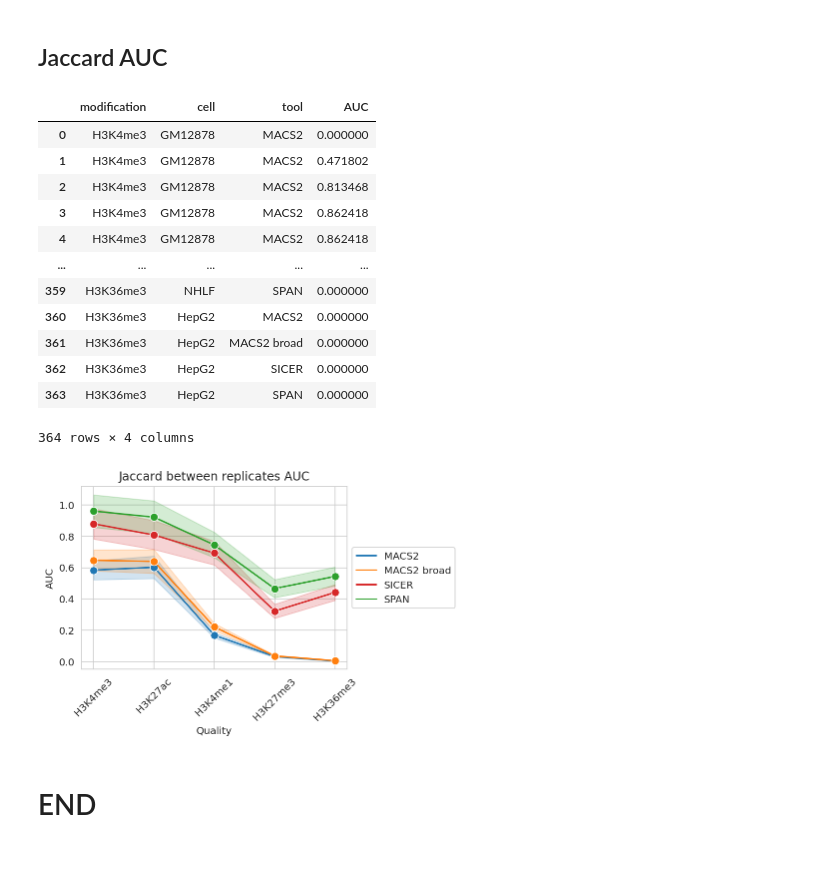
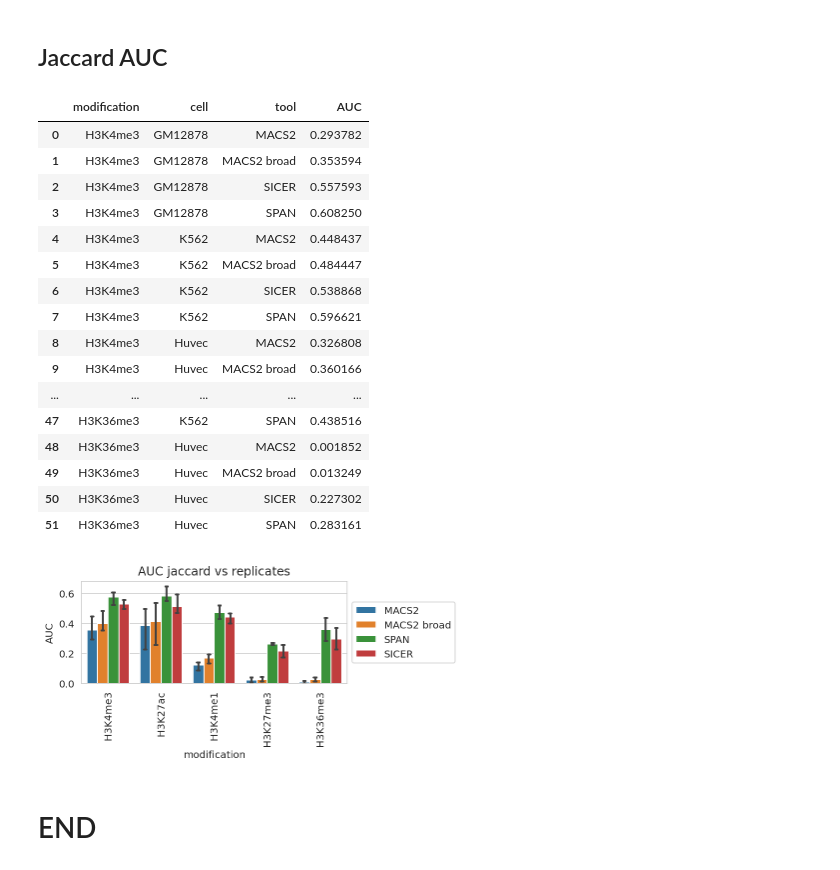
Before and after one commit to JetBrains-Research/peak-callers-analysis, a Jupyter notebook: 2023 - GSE26320 Summary.ipynb, the cells around one changed output. Cells and saved outputs as stored; diff of their text form; code cells hidden in the pictures.

```diff
--- a/2023 - GSE26320 Summary.ipynb
+++ b/2023 - GSE26320 Summary.ipynb
@@ -776,44 +712,54 @@ for m, c, tool in tqdm(product(reps_overlap_all['modification'].unique(),
     dft = reps_overlap_all[(reps_overlap_all['modification'] == m) &
                            (reps_overlap_all['cell'] == c) &
                            (reps_overlap_all['tool'] == tool)].copy()
-    dft.sort_values(by=['q'], inplace=True)
+    if len(dft) != 5:
+        continue
+    dft.sort_values(by=['quality'], inplace=True)
+    dft['q'] = [0.1, 0.2, 0.5, 0.7, 1.0]
     aj = 0
-    qprev = 0
+    qprev, jprev = 0, 0
     for _, row in dft.iterrows():
-        aj += (row['q'] - qprev) * row['jaccard']
-        qprev = row['q']
-        t.append((m, c, tool, aj))
+        aj += (row['q'] - qprev) * (row['jaccard'] + jprev) / 2
+        qprev, jprev = row['q'], row['jaccard']
+    t.append((m, c, tool, aj))
 dfjaccardrepsauc = pd.DataFrame(data=t, columns=['modification', 'cell', 'tool', 'AUC'])
 dfjaccardrepsauc
 # %% [output]
 |  | modification | cell | tool | AUC |
-| 0 | H3K4me3 | GM12878 | MACS2 | 0.000000 |
-| 1 | H3K4me3 | GM12878 | MACS2 | 0.471802 |
-| 2 | H3K4me3 | GM12878 | MACS2 | 0.813468 |
-| 3 | H3K4me3 | GM12878 | MACS2 | 0.862418 |
-| 4 | H3K4me3 | GM12878 | MACS2 | 0.862418 |
+| 0 | H3K4me3 | GM12878 | MACS2 | 0.293782 |
+| 1 | H3K4me3 | GM12878 | MACS2 broad | 0.353594 |
+| 2 | H3K4me3 | GM12878 | SICER | 0.557593 |
+| 3 | H3K4me3 | GM12878 | SPAN | 0.608250 |
+| 4 | H3K4me3 | K562 | MACS2 | 0.448437 |
+| 5 | H3K4me3 | K562 | MACS2 broad | 0.484447 |
+| 6 | H3K4me3 | K562 | SICER | 0.538868 |
+| 7 | H3K4me3 | K562 | SPAN | 0.596621 |
+| 8 | H3K4me3 | Huvec | MACS2 | 0.326808 |
+| 9 | H3K4me3 | Huvec | MACS2 broad | 0.360166 |
 | ... | ... | ... | ... | ... |
-| 359 | H3K36me3 | NHLF | SPAN | 0.000000 |
-| 360 | H3K36me3 | HepG2 | MACS2 | 0.000000 |
-| 361 | H3K36me3 | HepG2 | MACS2 broad | 0.000000 |
-| 362 | H3K36me3 | HepG2 | SICER | 0.000000 |
-| 363 | H3K36me3 | HepG2 | SPAN | 0.000000 |
+| 47 | H3K36me3 | K562 | SPAN | 0.438516 |
+| 48 | H3K36me3 | Huvec | MACS2 | 0.001852 |
+| 49 | H3K36me3 | Huvec | MACS2 broad | 0.013249 |
+| 50 | H3K36me3 | Huvec | SICER | 0.227302 |
+| 51 | H3K36me3 | Huvec | SPAN | 0.283161 |
-364 rows × 4 columns
 # %%
-plt.figure(figsize=(6, 4))
-g_results = sns.lineplot(data=dfjaccardrepsauc,
-                         x='modification', y='AUC', hue='tool',
-                         hue_order=['MACS2', 'MACS2 broad', 'SICER', 'SPAN'],
-                         palette=TOOLS_PALETTE,
-                         errorbar=('se', 0.5), marker='o', markersize=8)
-g_results.axes.set_xlabel('Quality')
-g_results.axes.title.set_text(f'Jaccard between replicates AUC')
-g_results.axes.xaxis.set_tick_params(rotation=45)
-g_results.axes.legend(loc='center left', bbox_to_anchor=(1, 0.5))
+plt.figure(figsize=(6, 3))
+ax = plt.axes()
+ax.title.set_text('AUC jaccard vs replicates')
+g_results = sns.barplot(data=dfjaccardrepsauc,
+                        x='modification', y='AUC',
+                        hue='tool',
+                        ax=ax,
+                        capsize=.05, errwidth=2,
+                        order=GSE26320_MODIFICATIONS,
+                        hue_order=['MACS2', 'MACS2 broad', 'SPAN', 'SICER'],
+                        )
+ax.xaxis.set_tick_params(rotation=90)
+# Put a legend to the right of the current axis
+ax.legend(loc='center left', bbox_to_anchor=(1, 0.5))
 plt.tight_layout()
-plt.savefig(GSE26320_NOISE_PATH_HG38 + f'/pics/replicates_jaccard_auc.pdf', bbox_inches='tight', dpi=300)
 plt.show()
 # %% [output]
-[figure, old version]
+[figure, new version]
 # %% [markdown]
 # END
```
Also changed, not shown: parts of 10 cells of this notebook.
